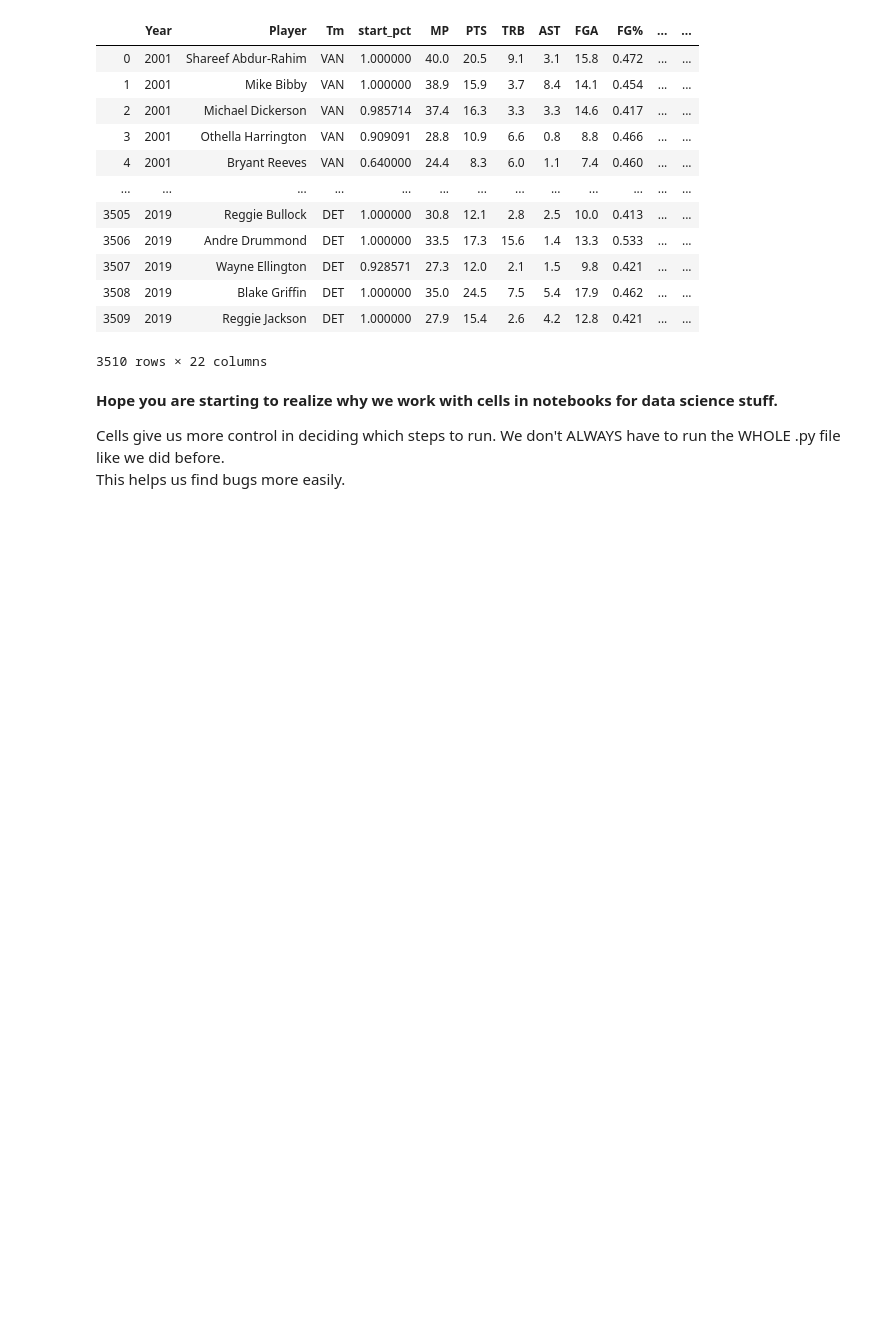
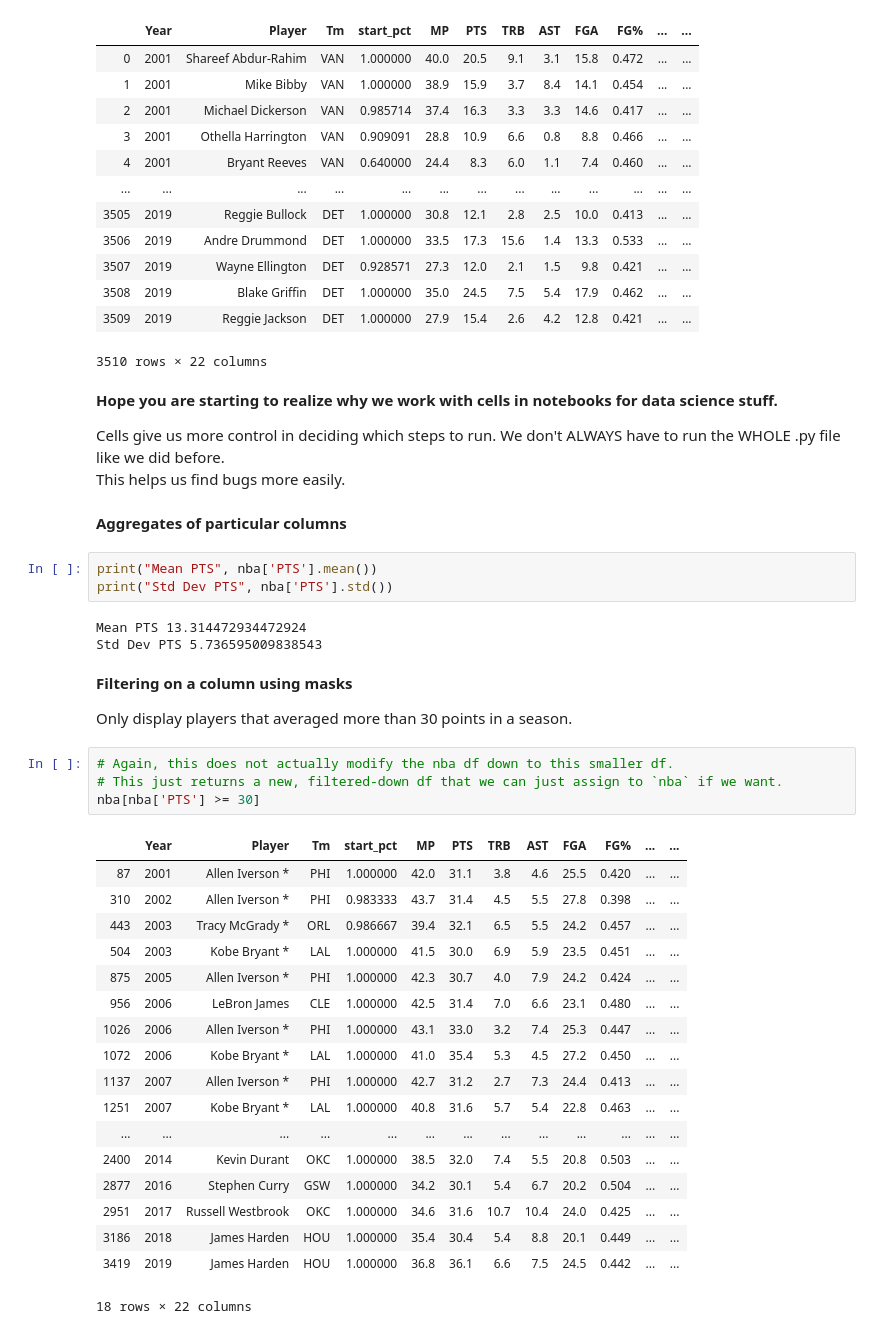
Before and after one commit to adithyasolai/python-tutoring, a Jupyter notebook: lesson5.ipynb, the cells around one changed output. Saved outputs shown, nothing was run; the diff lists cells and outputs as text; blank space fills up the shorter version.

```diff
--- a/lesson5.ipynb
+++ b/lesson5.ipynb
@@ -271,3 +280,38 @@ display(nba)
 
 Cells give us more control in deciding which steps to run. We don't ALWAYS have to run the WHOLE .py file like we did before. \
 This helps us find bugs more easily.
+# %% [markdown]
+**Aggregates of particular columns**
+# %%
+print("Mean PTS", nba['PTS'].mean())
+print("Std Dev PTS", nba['PTS'].std())
+# %% [output]
+Mean PTS 13.314472934472924
+Std Dev PTS 5.736595009838543
+# %% [markdown]
+**Filtering on a column using masks**
+
+Only display players that averaged more than 30 points in a season.
+# %%
+# Again, this does not actually modify the nba df down to this smaller df.
+# This just returns a new, filtered-down df that we can just assign to `nba` if we want.
+nba[nba['PTS'] >= 30]
+# %% [output]
+|  | Year | Player | Tm | start_pct | MP | PTS | TRB | AST | FGA | FG% | ... | ... |
+| 87 | 2001 | Allen Iverson * | PHI | 1.000000 | 42.0 | 31.1 | 3.8 | 4.6 | 25.5 | 0.420 | ... | ... |
+| 310 | 2002 | Allen Iverson * | PHI | 0.983333 | 43.7 | 31.4 | 4.5 | 5.5 | 27.8 | 0.398 | ... | ... |
+| 443 | 2003 | Tracy McGrady * | ORL | 0.986667 | 39.4 | 32.1 | 6.5 | 5.5 | 24.2 | 0.457 | ... | ... |
+| 504 | 2003 | Kobe Bryant * | LAL | 1.000000 | 41.5 | 30.0 | 6.9 | 5.9 | 23.5 | 0.451 | ... | ... |
+| 875 | 2005 | Allen Iverson * | PHI | 1.000000 | 42.3 | 30.7 | 4.0 | 7.9 | 24.2 | 0.424 | ... | ... |
+| 956 | 2006 | LeBron James | CLE | 1.000000 | 42.5 | 31.4 | 7.0 | 6.6 | 23.1 | 0.480 | ... | ... |
+| 1026 | 2006 | Allen Iverson * | PHI | 1.000000 | 43.1 | 33.0 | 3.2 | 7.4 | 25.3 | 0.447 | ... | ... |
+| 1072 | 2006 | Kobe Bryant * | LAL | 1.000000 | 41.0 | 35.4 | 5.3 | 4.5 | 27.2 | 0.450 | ... | ... |
+| 1137 | 2007 | Allen Iverson * | PHI | 1.000000 | 42.7 | 31.2 | 2.7 | 7.3 | 24.4 | 0.413 | ... | ... |
+| 1251 | 2007 | Kobe Bryant * | LAL | 1.000000 | 40.8 | 31.6 | 5.7 | 5.4 | 22.8 | 0.463 | ... | ... |
+| ... | ... | ... | ... | ... | ... | ... | ... | ... | ... | ... | ... | ... |
+| 2400 | 2014 | Kevin Durant | OKC | 1.000000 | 38.5 | 32.0 | 7.4 | 5.5 | 20.8 | 0.503 | ... | ... |
+| 2877 | 2016 | Stephen Curry | GSW | 1.000000 | 34.2 | 30.1 | 5.4 | 6.7 | 20.2 | 0.504 | ... | ... |
+| 2951 | 2017 | Russell Westbrook | OKC | 1.000000 | 34.6 | 31.6 | 10.7 | 10.4 | 24.0 | 0.425 | ... | ... |
+| 3186 | 2018 | James Harden | HOU | 1.000000 | 35.4 | 30.4 | 5.4 | 8.8 | 20.1 | 0.449 | ... | ... |
+| 3419 | 2019 | James Harden | HOU | 1.000000 | 36.8 | 36.1 | 6.6 | 7.5 | 24.5 | 0.442 | ... | ... |
+18 rows × 22 columns
```
Also changed, not shown: parts of 25 cells of this notebook, 2 other files.
